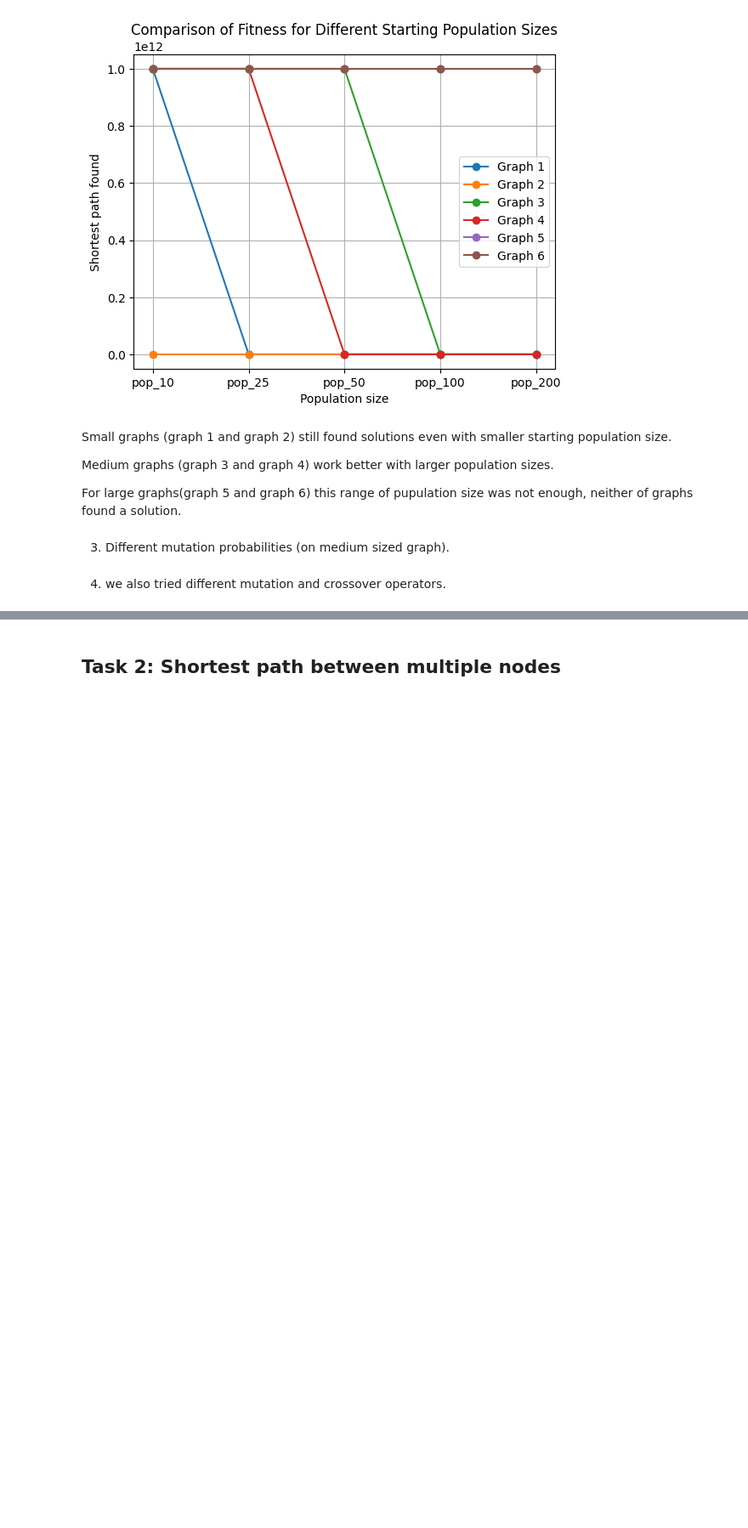
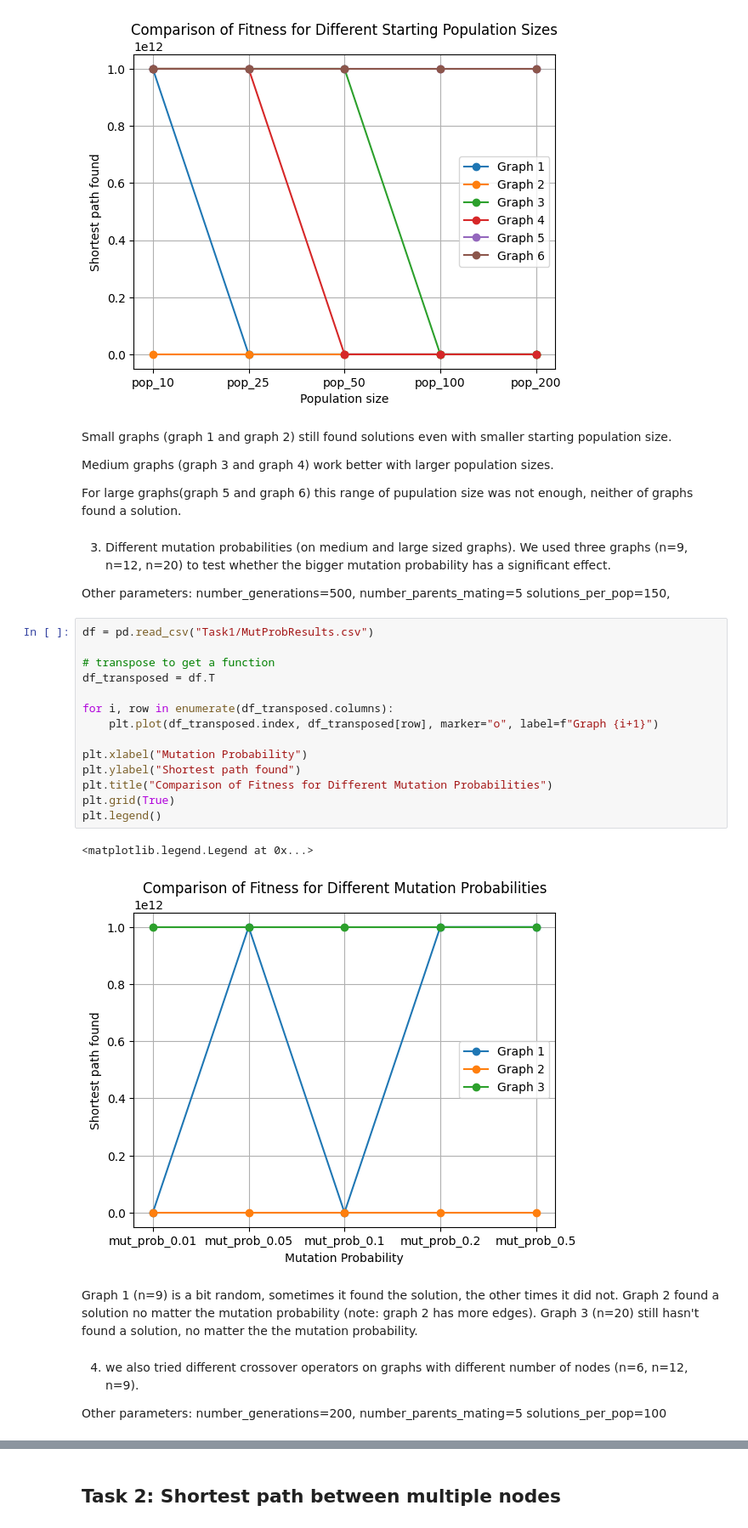
Before and after one commit to Favstina/IntelligentSystems-Assigment_1, a Jupyter notebook: Report.ipynb, the cells around one changed output, grey strips where cells are left out. Shown at 85% size. Cells and saved outputs as stored; diff of their text form; blank space fills up the shorter version.

```diff
--- a/Report.ipynb
+++ b/Report.ipynb
@@ -84,6 +84,29 @@ Medium graphs (graph 3 and graph 4) work better with larger population sizes.
 
 For large graphs(graph 5 and graph 6) this range of pupulation size was not enough, neither of graphs found a solution.
 # %% [markdown]
-3. Different mutation probabilities (on medium sized graph).
+3. Different mutation probabilities (on medium and large sized graphs). We used three graphs (n=9, n=12, n=20) to test whether the bigger mutation probability has a significant effect.
+
+Other parameters: number_generations=500, number_parents_mating=5 solutions_per_pop=150,
+# %%
+df = pd.read_csv("Task1/MutProbResults.csv")
+
+# transpose to get a function
+df_transposed = df.T
+
+for i, row in enumerate(df_transposed.columns):
+    plt.plot(df_transposed.index, df_transposed[row], marker="o", label=f"Graph {i+1}")
+
+plt.xlabel("Mutation Probability")
+plt.ylabel("Shortest path found")
+plt.title("Comparison of Fitness for Different Mutation Probabilities")
+plt.grid(True)
+plt.legend()
+# %% [output]
+<matplotlib.legend.Legend at 0x...>
+[figure, added]
+# %% [markdown]
+Graph 1 (n=9) is a bit random, sometimes it found the solution, the other times it did not. Graph 2 found a solution no matter the mutation probability (note: graph 2 has more edges). Graph 3 (n=20) still hasn't found a solution, no matter the the mutation probability.
 # %% [markdown]
-4. we also tried different mutation and crossover operators.
+4. we also tried different crossover operators on graphs with different number of nodes (n=6, n=12, n=9).
+
+Other parameters: number_generations=200, number_parents_mating=5 solutions_per_pop=100
```
Also changed, not shown: parts of 2 cells of this notebook, 3 other files.
